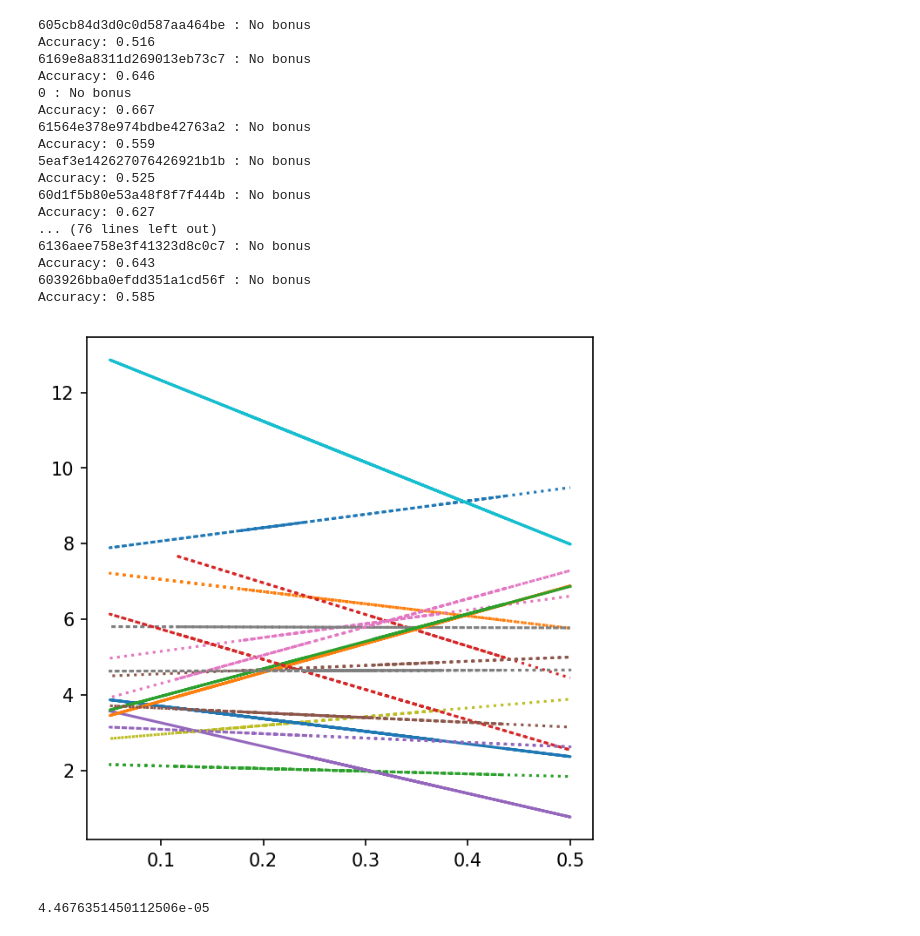
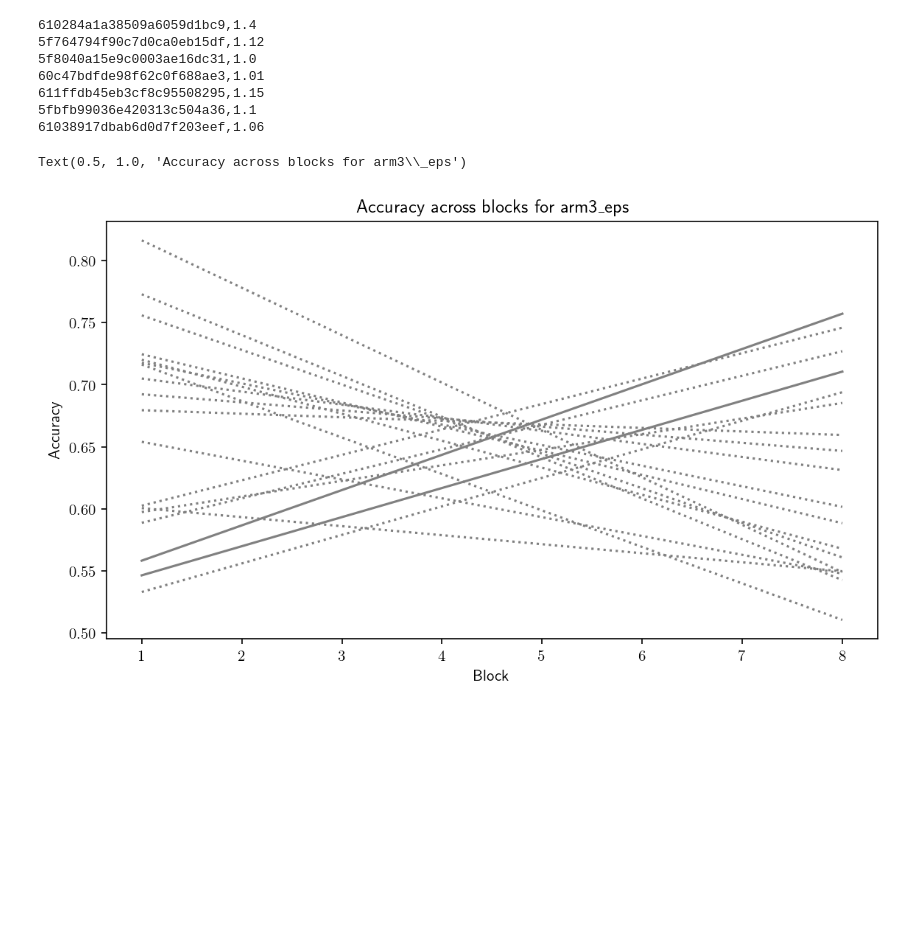
Before and after one commit to kalburge/stock-predict, a Jupyter notebook: pavlovia_exp/analyze_eps.ipynb, the cells around one changed output. Drawn from its saved outputs; the diff is of its cells as text; code cells hidden in the pictures; blank space fills up the shorter version.

```diff
--- a/pavlovia_exp/analyze_eps.ipynb
+++ b/pavlovia_exp/analyze_eps.ipynb
@@ -17,0 +40,13 @@ N = len(files)
+# %%
+path = '../model/sims/'
+df_eps = pd.read_csv(path+'eps_simulate_100_0725run.csv')
+# %%
+fig, ax = plt.subplots(figsize=(7,5),dpi=150)
+plt.subplots_adjust(wspace=0.2)
+x,y = np.array(df_eps['eps']).reshape(-1,1), np.array(df_eps['mu_i']).reshape(-1,1)
+plt.scatter(x,y)
+fit_eps, fit_mu, __, __ = get_linear_fit(x,y)
+plt.plot(fit_eps, fit_mu, 'k--')
+plt.xlabel('$\epsilon$')
+plt.ylabel('$\mu_\\tau$ (mean commitment time)')
+plt.title('Model predictions for mean commitment time as a function of $\epsilon$')
@@ -18,33 +113,24 @@ N = len(files)
 # %%
-fig, ax = plt.subplots(figsize=(5,5),dpi=150)
-plt.subplots_adjust(wspace=0.1)
-pop_acc = []
-for f in files:
-    pid, df, acc = load(f, eps_thresh)
-    pop_acc.append(acc)
-pop_mean_acc = np.mean(pop_acc)
+fig, ax = plt.subplots(figsize=(9,5),dpi=150)
+plt.subplots_adjust(wspace=0.2)
 for f in files:
     pid, df, acc = load(f, eps_thresh)
     if np.abs(acc - pop_mean_acc) < 1.25*np.std(pop_acc):
-        __, eps, mu_i, __ = get_mean_iai(df)
-        x,y,l = get_linear_fit(eps,mu_i)
-        plt.plot(x,y, linestyle = l)
+        __, eps, acc_i = get_accuracy(df)
+        rounds = np.linspace(1,8,8).reshape(-1,1)
+        x,y,l,c = get_linear_fit(rounds,acc_i)
+        plt.plot(x,y, linestyle = l, c=c)
+plt.xlabel('Block')
+plt.ylabel('Accuracy')
+plt.title('Accuracy across blocks for arm3\_eps')
+# plt.plot(fit_q, fit_mu, 'k--')
 # %% [output]
-605cb84d3d0c0d587aa464be : No bonus
-Accuracy: 0.516
-6169e8a8311d269013eb73c7 : No bonus
-Accuracy: 0.646
-0 : No bonus
-Accuracy: 0.667
-61564e378e974bdbe42763a2 : No bonus
-Accuracy: 0.559
-5eaf3e142627076426921b1b : No bonus
-Accuracy: 0.525
-60d1f5b80e53a48f8f7f444b : No bonus
-Accuracy: 0.627
-... (76 lines left out)
-6136aee758e3f41323d8c0c7 : No bonus
-Accuracy: 0.643
-603926bba0efdd351a1cd56f : No bonus
-Accuracy: 0.585
+610284a1a38509a6059d1bc9,1.4
+5f764794f90c7d0ca0eb15df,1.12
+5f8040a15e9c0003ae16dc31,1.0
+60c47bdfde98f62c0f688ae3,1.01
+611ffdb45eb3cf8c95508295,1.15
+5fbfb99036e420313c504a36,1.1
+61038917dbab6d0d7f203eef,1.06
+Text(0.5, 1.0, 'Accuracy across blocks for arm3\\_eps')
-[figure, old version]
+[figure, new version]
@@ -55,4 +136,0 @@ mdl = LinearRegression().fit(eps,mu_i)
-# %%
-mdl.score(eps,mu_i)
-# %% [output]
-4.4676351450112506e-05
```
Also changed, not shown: parts of 14 cells of this notebook, 2 other files.
